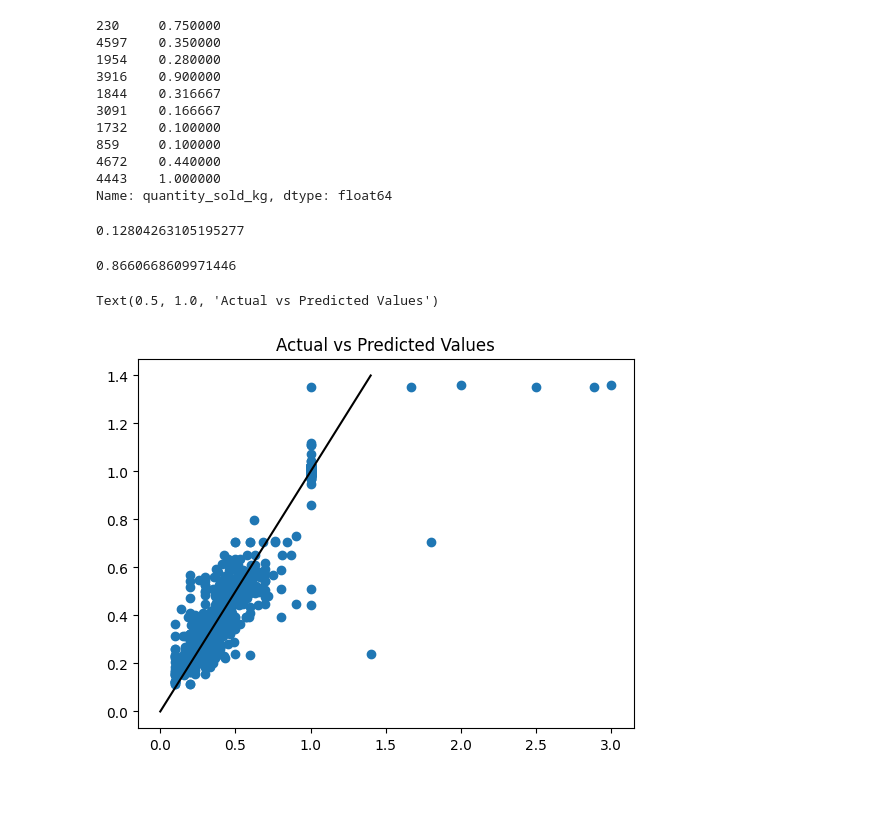
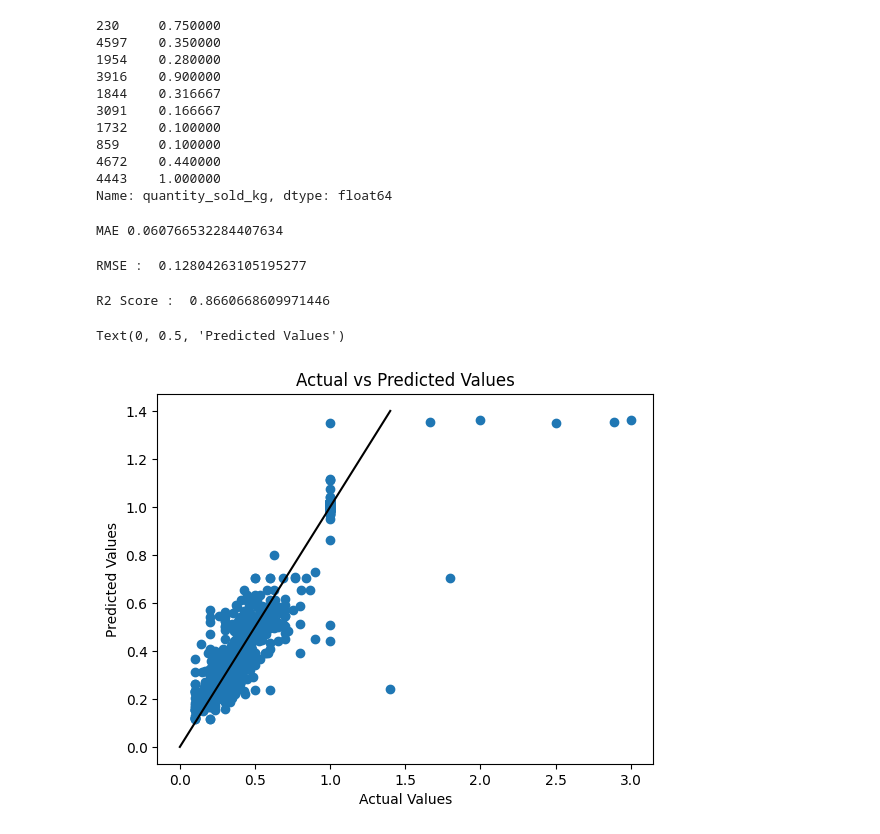
Before and after one commit to RumethSandinu/Project-connexa, a Jupyter notebook: sales_analysis/notebooks/model_building.ipynb, the cells around one changed output. Cells and saved outputs as stored; diff of their text form; code cells hidden in the pictures; blank space fills up the shorter version.

Commit message:
added x, y labels for plot

```diff
--- a/sales_analysis/notebooks/model_building.ipynb
+++ b/sales_analysis/notebooks/model_building.ipynb
@@ -261,25 +263,31 @@ Name: quantity_sold_kg, dtype: float64
+# %%
+print('MAE : ', mean_absolute_error(y_test, y_predictions))
+# %% [output]
+MAE 0.060766532284407634
 # %%
 from sklearn.metrics import root_mean_squared_error
 # %%
-root_mean_squared_error(y_test, y_predictions)
+print('RMSE : ', root_mean_squared_error(y_test, y_predictions))
 # %% [output]
-0.12804263105195277
+RMSE :  0.12804263105195277
 # %%
 from sklearn.metrics import r2_score
 # %%
-r2_score(y_test, y_predictions)
+print('R2 Score : ', r2_score(y_test, y_predictions))
 # %% [output]
-0.8660668609971446
+R2 Score :  0.8660668609971446
 # %%
 x = [0 , 1.4]
 y = x
 
 plt.scatter(y_test_tensor, y_predictions)
 plt.plot(x, y, color='black')
 plt.title('Actual vs Predicted Values')
+plt.xlabel('Actual Values')
+plt.ylabel('Predicted Values')
 # %% [output]
-Text(0.5, 1.0, 'Actual vs Predicted Values')
+Text(0, 0.5, 'Predicted Values')
-[figure, old version]
+[figure, new version]
 # %%
 # save final model
 final_model.save('../models/sales_prediction_model.keras')
```
Also changed, not shown: parts of 1 cell of this notebook, 1 other file.
